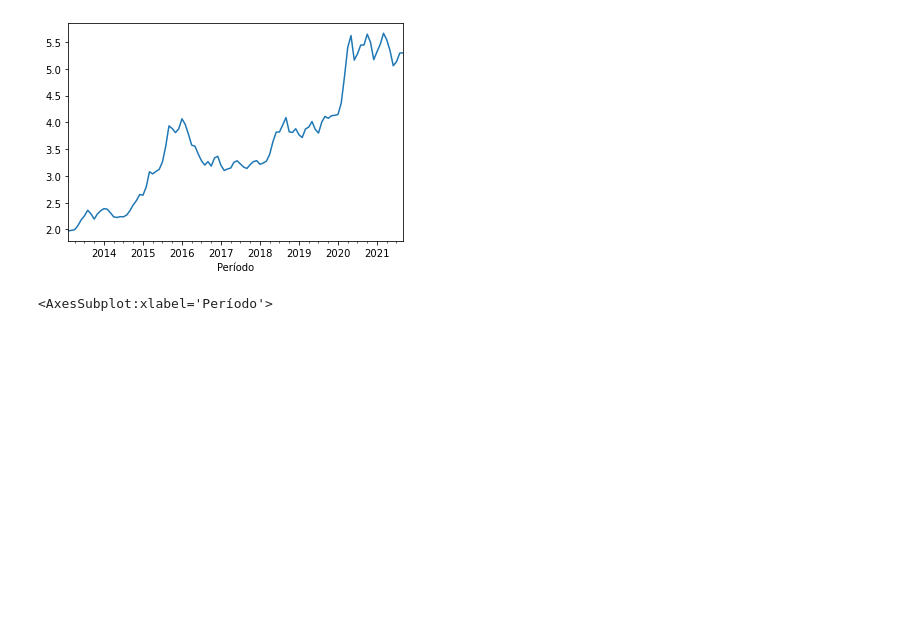
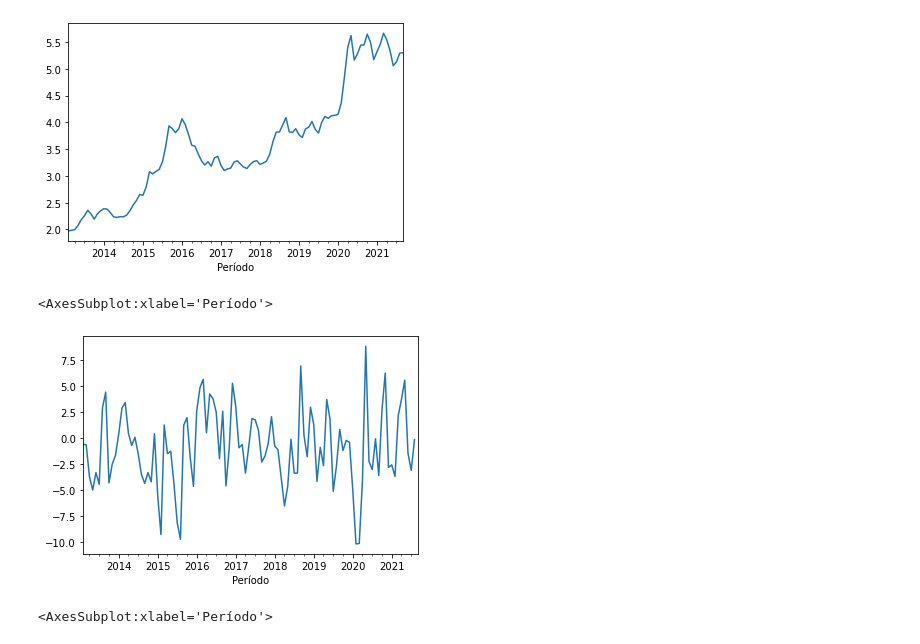
Before and after one commit to ednaelxd/residencia, a Jupyter notebook: desenvolvimento.ipynb, the cells around one changed output. Drawn from its saved outputs; the diff is of its cells as text; code cells hidden in the pictures; blank space fills up the shorter version.

```diff
--- a/desenvolvimento.ipynb
+++ b/desenvolvimento.ipynb
@@ -36,6 +35,13 @@ dollar.loc['2013-01-1':,'V.Médio'].plot()
 # %%
 #Normalizando pelo valor máximo
 dollar['VU$.Norm']=dollar['V.Médio']/dollar['V.Médio'].max()
+# %%
+dollar['pct_change']=dollar['V.Médio'].pct_change()*100
+# %%
+dollar.loc['2013-01-1':,'pct_change'].plot()
+# %% [output]
+<AxesSubplot:xlabel='Período'>
+[figure, added]
 # %%
 dollar.loc['2013-01-1':,'VU$.Norm'].plot()
 # %% [output]
```
Also changed, not shown: parts of 10 cells of this notebook.
